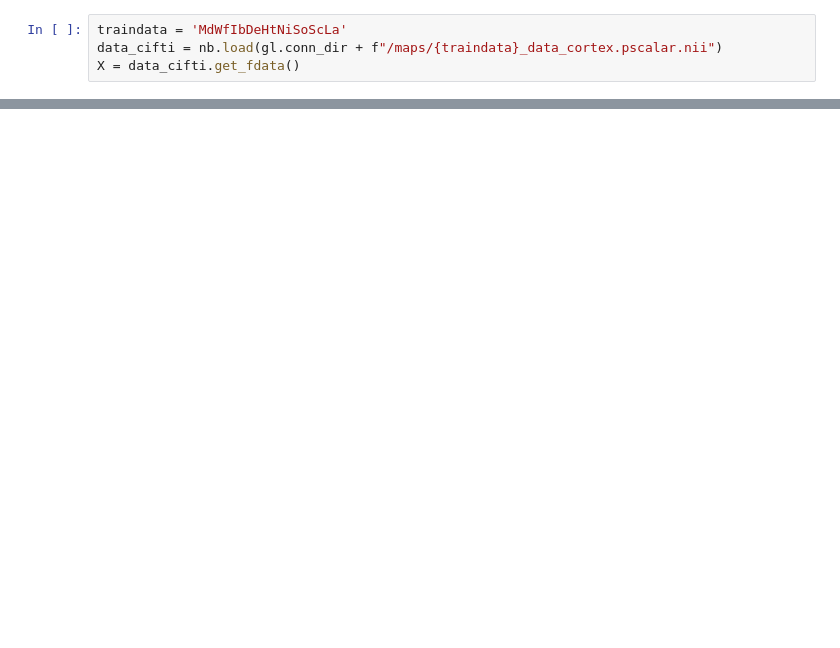
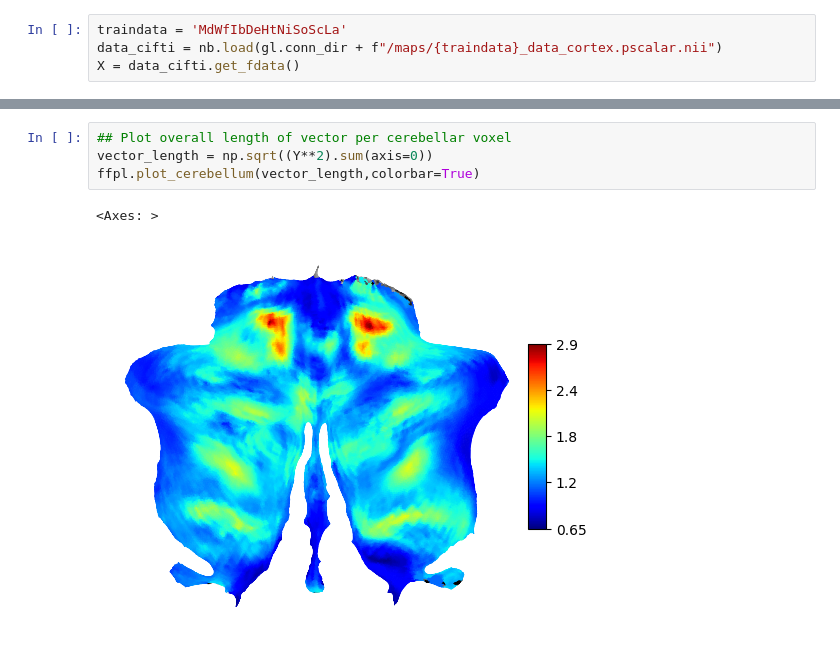
Before and after one commit to DiedrichsenLab/cortico_cereb_connectivity, a Jupyter notebook: notebooks/3. Scaling_in_out_model/Global_dataset_scaling.ipynb, the cells around one changed output, grey strips where cells are left out. Cells and saved outputs as stored; diff of their text form; blank space fills up the shorter version.

```diff
--- a/notebooks/3. Scaling_in_out_model/Global_dataset_scaling.ipynb
+++ b/notebooks/3. Scaling_in_out_model/Global_dataset_scaling.ipynb
@@ -121,0 +90,7 @@ and parcel normalization for:
+# %%
+## Plot overall length of vector per cerebellar voxel
+vector_length = np.sqrt((Y**2).sum(axis=0))
+ffpl.plot_cerebellum(vector_length,colorbar=True)
+# %% [output]
+<Axes: >
+[figure, added]
```
Also changed, not shown: parts of 19 cells of this notebook, 9 other files.
